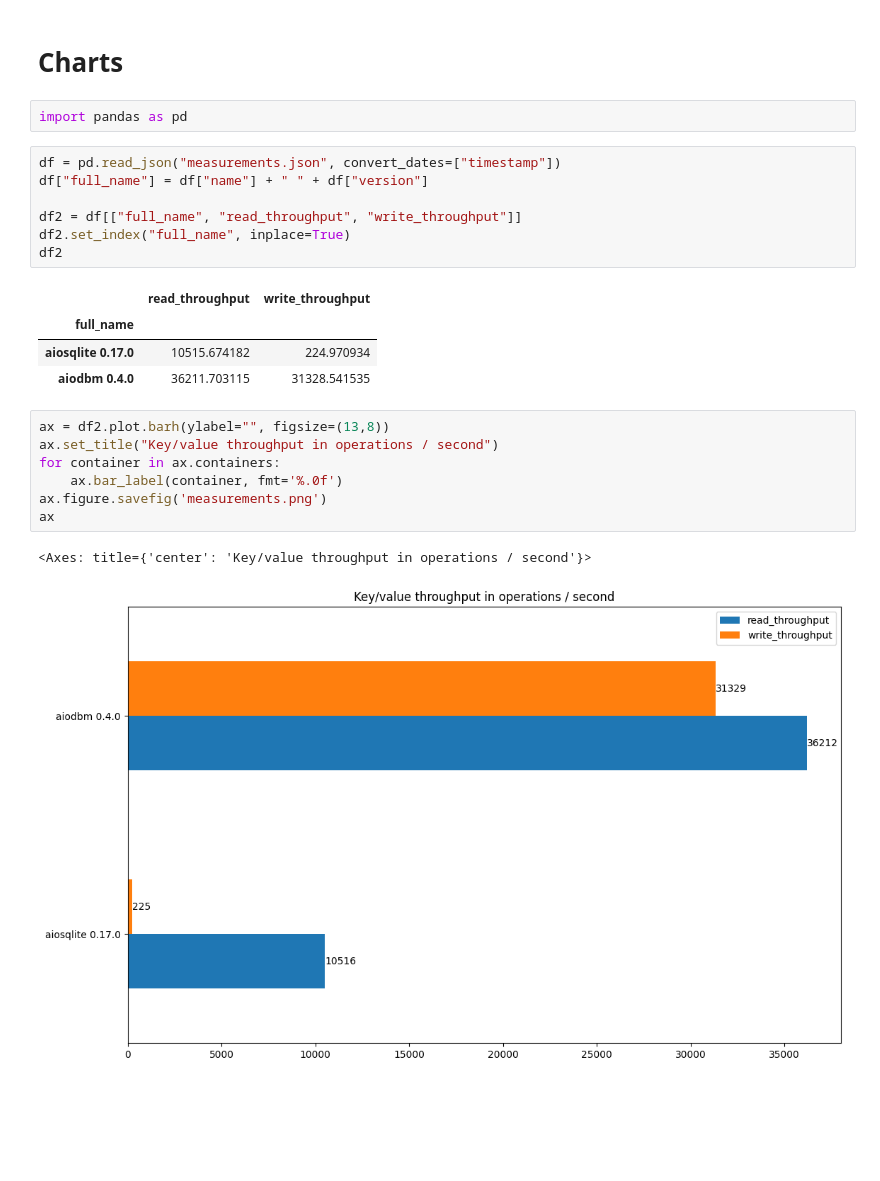
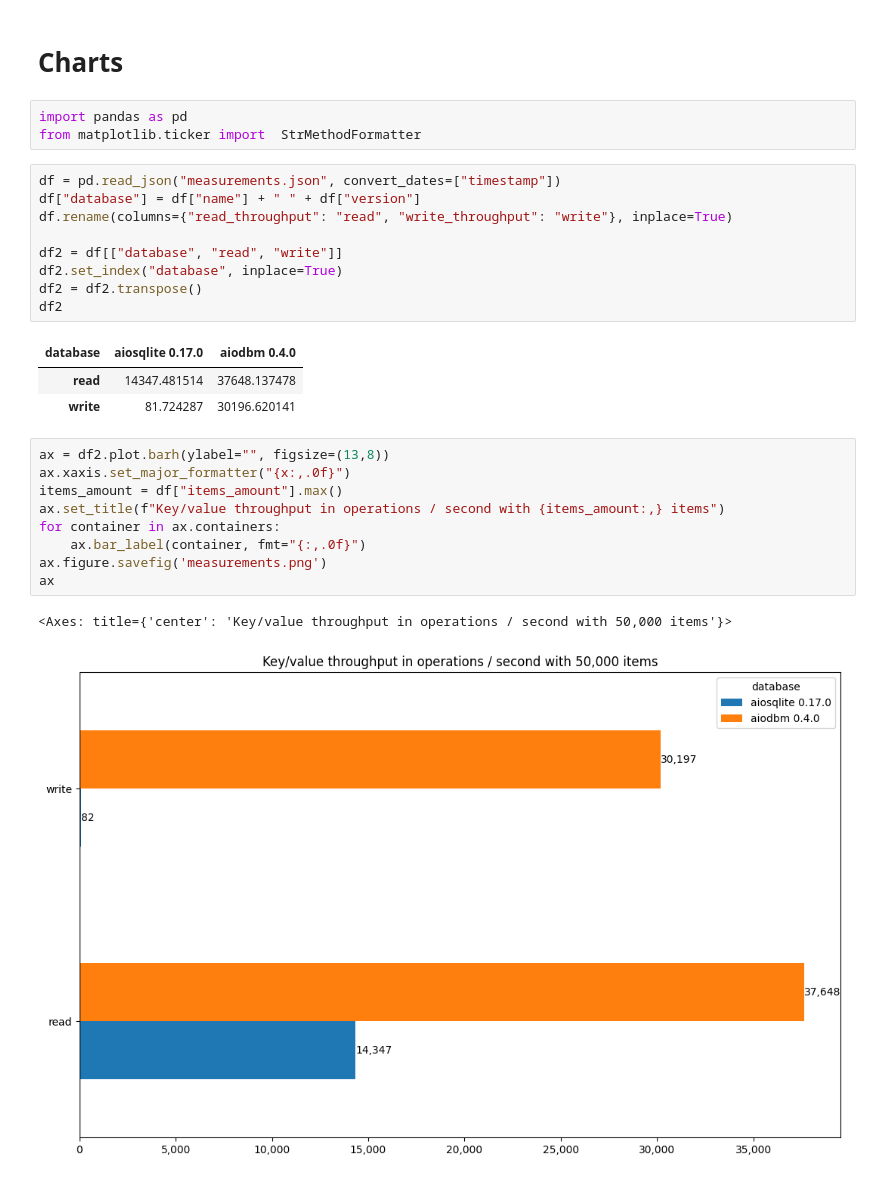
Before and after one commit to ErikKalkoken/aiodbm, a Jupyter notebook: measurements/charts.ipynb, the cells around one changed output. Cells and saved outputs as stored; diff of their text form; blank space fills up the shorter version.

Commit message:
Measure for 50K items

```diff
--- a/measurements/charts.ipynb
+++ b/measurements/charts.ipynb
@@ -2,25 +2,29 @@
 # Charts
 # %%
 import pandas as pd
+from matplotlib.ticker import  StrMethodFormatter
 # %%
 df = pd.read_json("measurements.json", convert_dates=["timestamp"])
-df["full_name"] = df["name"] + " " + df["version"]
+df["database"] = df["name"] + " " + df["version"]
+df.rename(columns={"read_throughput": "read", "write_throughput": "write"}, inplace=True)
 
-df2 = df[["full_name", "read_throughput", "write_throughput"]]
-df2.set_index("full_name", inplace=True)
+df2 = df[["database", "read", "write"]]
+df2.set_index("database", inplace=True)
+df2 = df2.transpose()
 df2
 # %% [output]
-|  | read_throughput | write_throughput |
-| full_name |  |  |
-| aiosqlite 0.17.0 | 10515.674182 | 224.970934 |
-| aiodbm 0.4.0 | 36211.703115 | 31328.541535 |
+| database | aiosqlite 0.17.0 | aiodbm 0.4.0 |
+| read | 14347.481514 | 37648.137478 |
+| write | 81.724287 | 30196.620141 |
 # %%
 ax = df2.plot.barh(ylabel="", figsize=(13,8))
-ax.set_title("Key/value throughput in operations / second")
+ax.xaxis.set_major_formatter("{x:,.0f}")
+items_amount = df["items_amount"].max()
+ax.set_title(f"Key/value throughput in operations / second with {items_amount:,} items")
 for container in ax.containers:
-    ax.bar_label(container, fmt='%.0f')
+    ax.bar_label(container, fmt="{:,.0f}")
 ax.figure.savefig('measurements.png')
 ax
 # %% [output]
-<Axes: title={'center': 'Key/value throughput in operations / second'}>
+<Axes: title={'center': 'Key/value throughput in operations / second with 50,000 items'}>
-[figure, old version]
+[figure, new version]
```
Also changed, not shown: 5 other files.
